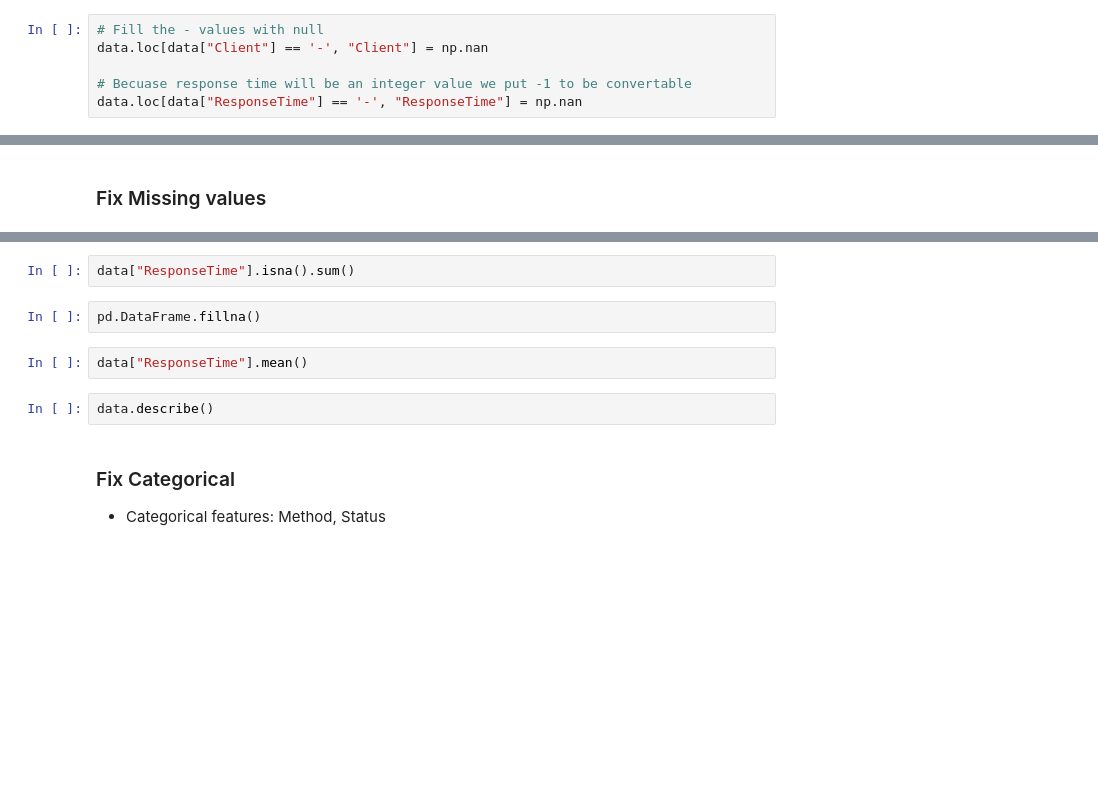
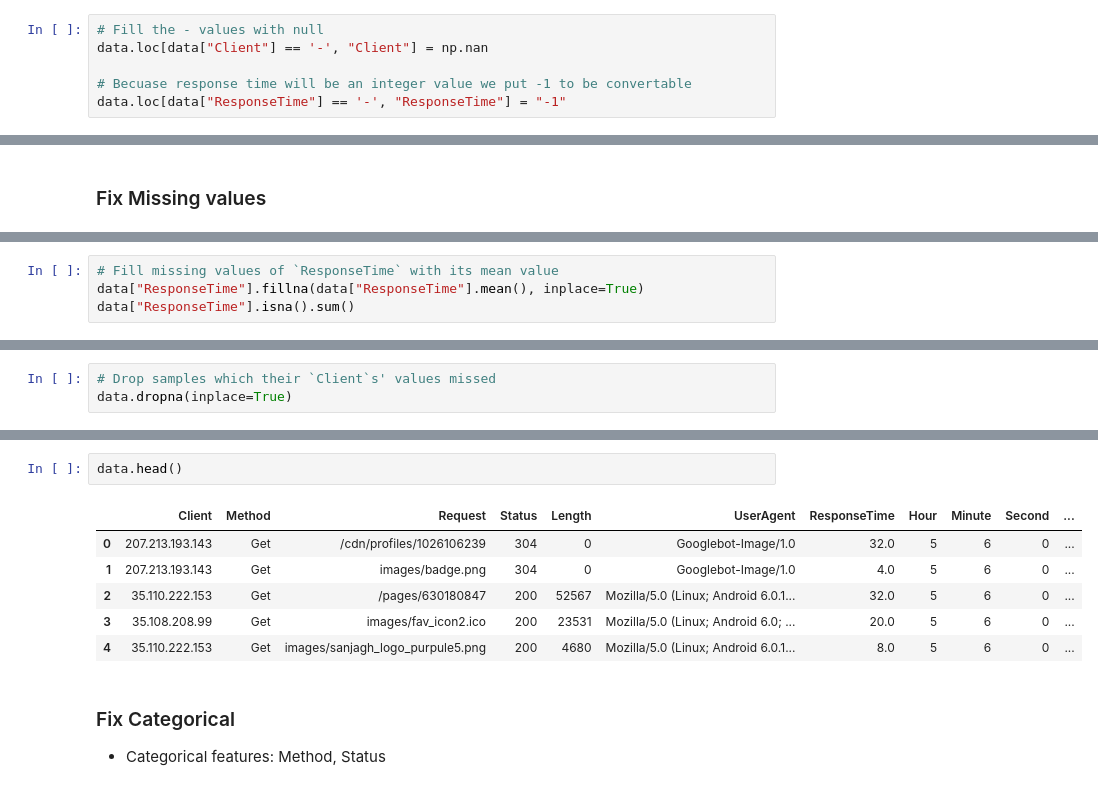
Before and after one commit to navidkanaani/ml-projects, a Jupyter notebook: anomaly_detection_rc_final.ipynb, the cells around one changed output, grey strips where cells are left out. Cells and saved outputs as stored; diff of their text form; blank space fills up the shorter version.

Commit message:
missing values fixed, outliers dropped

```diff
--- a/anomaly_detection_rc_final.ipynb
+++ b/anomaly_detection_rc_final.ipynb
@@ -186,7 +245,7 @@ data[(data["Client"] != '-') & (data["ResponseTime"] == '-')]
 data.loc[data["Client"] == '-', "Client"] = np.nan
 
 # Becuase response time will be an integer value we put -1 to be convertable
-data.loc[data["ResponseTime"] == '-', "ResponseTime"] = np.nan
+data.loc[data["ResponseTime"] == '-', "ResponseTime"] = "-1"
 # %%
 # Convert integers
 data["Status"] = data["Status"].astype("int64")
@@ -202,0 +297,4 @@ data["Status"].hist();
+# %%
+# Fill missing values of `ResponseTime` with its mean value
+data["ResponseTime"].fillna(data["ResponseTime"].mean(), inplace=True)
+data["ResponseTime"].isna().sum()
@@ -203 +303,4 @@ data["Status"].hist();
+# %%
+# Drop samples which their `Client`s' values missed
+data.dropna(inplace=True)
 # %%
@@ -207,11 +326,12 @@ data["Client"].isna().sum()
-# %%
-data["ResponseTime"].isna().sum()
-# %%
-pd.DataFrame.fillna()
-# %%
-data["ResponseTime"].mean()
 # %%
-data.describe()
+data.head()
+# %% [output]
+|  | Client | Method | Request | Status | Length | UserAgent | ResponseTime | Hour | Minute | Second | ... |
+| 0 | 207.213.193.143 | Get | /cdn/profiles/1026106239 | 304 | 0 | Googlebot-Image/1.0 | 32.0 | 5 | 6 | 0 | ... |
+| 1 | 207.213.193.143 | Get | images/badge.png | 304 | 0 | Googlebot-Image/1.0 | 4.0 | 5 | 6 | 0 | ... |
+| 2 | 35.110.222.153 | Get | /pages/630180847 | 200 | 52567 | Mozilla/5.0 (Linux; Android 6.0.1... | 32.0 | 5 | 6 | 0 | ... |
+| 3 | 35.108.208.99 | Get | images/fav_icon2.ico | 200 | 23531 | Mozilla/5.0 (Linux; Android 6.0; ... | 20.0 | 5 | 6 | 0 | ... |
+| 4 | 35.110.222.153 | Get | images/sanjagh_logo_purpule5.png | 200 | 4680 | Mozilla/5.0 (Linux; Android 6.0.1... | 8.0 | 5 | 6 | 0 | ... |
 # %% [markdown]
 ### Fix Categorical
 
```
Also changed, not shown: parts of 12 cells of this notebook, 1 other file.
